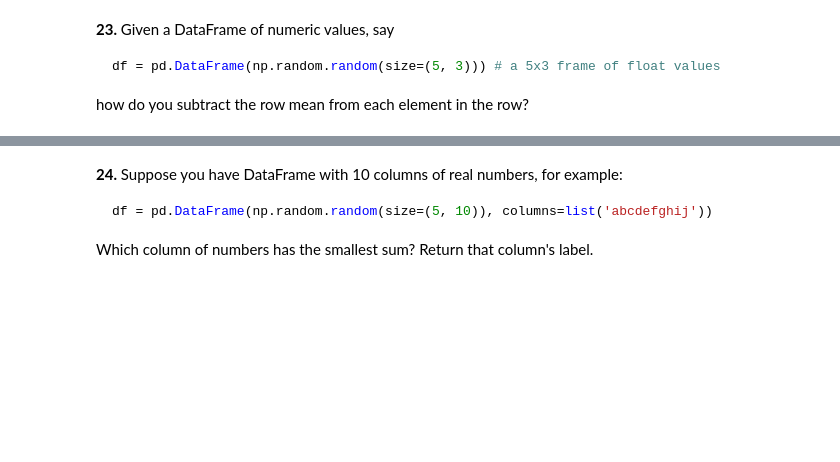
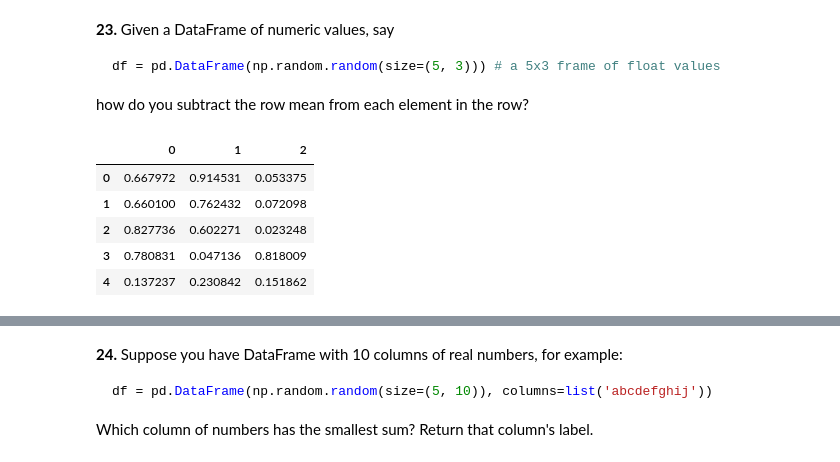
Before and after one commit to meganenglert/CISC367, a Jupyter notebook: Week 3 - Pandas Problems/100_pandas_puzzles.ipynb, the cells around one changed output, grey strips where cells are left out. Saved outputs shown, nothing was run; the diff lists cells and outputs as text; code cells hidden in the pictures; blank space fills up the shorter version.

````diff
--- a/Week 3 - Pandas Problems/100_pandas_puzzles.ipynb
+++ b/Week 3 - Pandas Problems/100_pandas_puzzles.ipynb
@@ -360,3 +360,13 @@ df = pd.DataFrame(np.random.random(size=(5, 3))) # a 5x3 frame of float values
 ```
 
 how do you subtract the row mean from each element in the row?
+# %%
+df = pd.DataFrame(np.random.random(size=(5, 3))) # a 5x3 frame of float values
+df
+# %% [output]
+|  | 0 | 1 | 2 |
+| 0 | 0.667972 | 0.914531 | 0.053375 |
+| 1 | 0.660100 | 0.762432 | 0.072098 |
+| 2 | 0.827736 | 0.602271 | 0.023248 |
+| 3 | 0.780831 | 0.047136 | 0.818009 |
+| 4 | 0.137237 | 0.230842 | 0.151862 |
````
Also changed, not shown: parts of 9 cells of this notebook, 1 other file.
